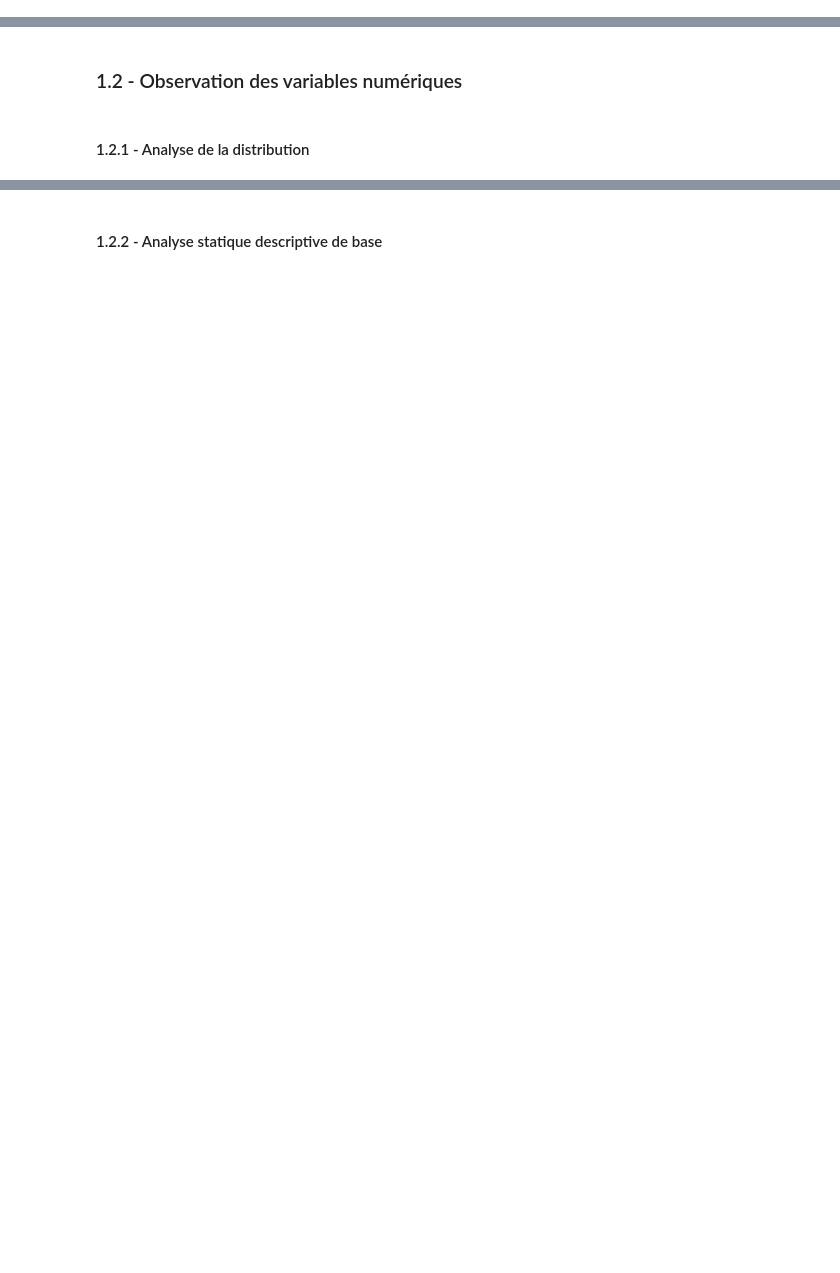
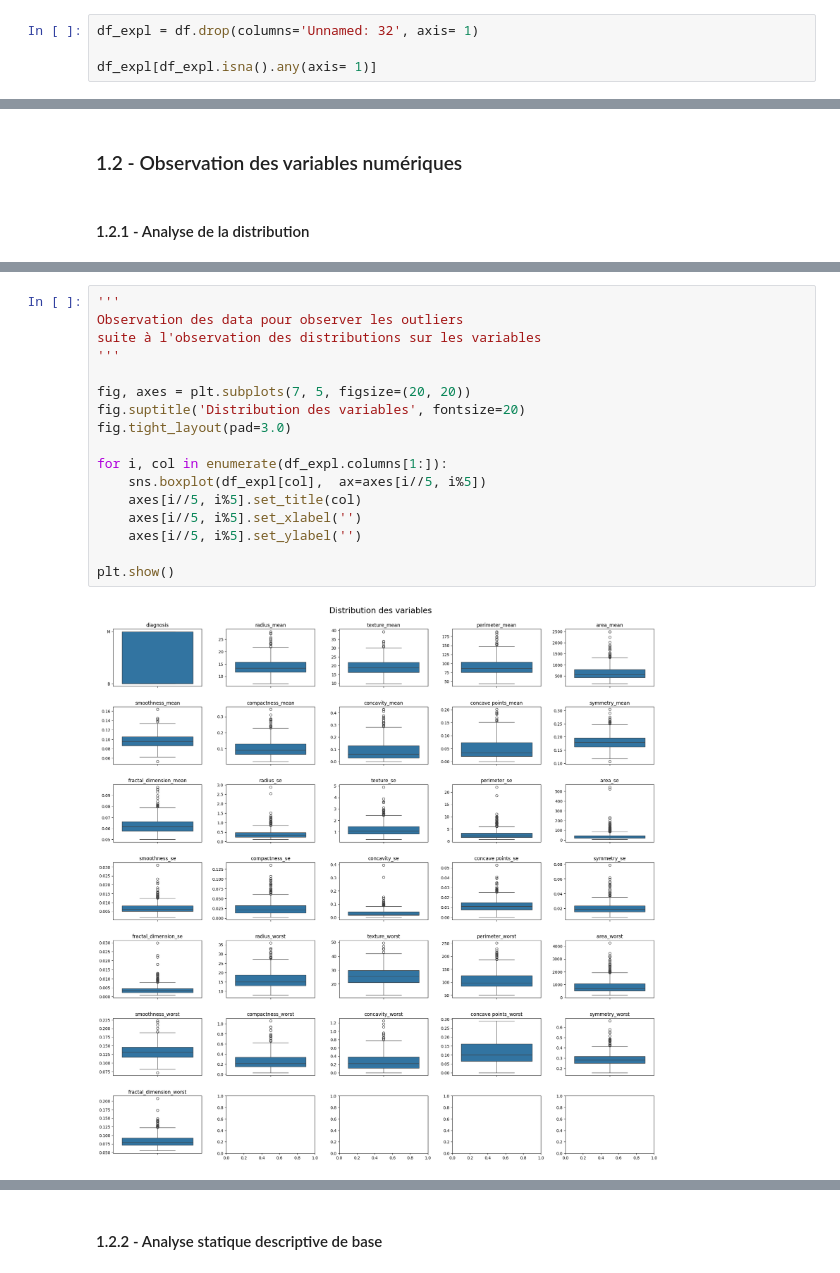
Before and after one commit to Dim2960/semiology_AI, a Jupyter notebook: cancer_sein/Exploration.ipynb, the cells around one changed output, grey strips where cells are left out. Saved outputs shown, nothing was run; the diff lists cells and outputs as text; blank space fills up the shorter version.

```diff
--- a/cancer_sein/Exploration.ipynb
+++ b/cancer_sein/Exploration.ipynb
@@ -76,2 +54,6 @@ df.describe().T
 # %% [markdown]
 #### 1.1.3 - Observation des valeurs Null
+# %%
+df_expl = df.drop(columns='Unnamed: 32', axis= 1)
+
+df_expl[df_expl.isna().any(axis= 1)]
@@ -81,0 +83,19 @@ df.describe().T
+# %%
+'''
+Observation des data pour observer les outliers
+suite à l'observation des distributions sur les variables
+'''
+
+fig, axes = plt.subplots(7, 5, figsize=(20, 20))
+fig.suptitle('Distribution des variables', fontsize=20)
+fig.tight_layout(pad=3.0)
+
+for i, col in enumerate(df_expl.columns[1:]):
+    sns.boxplot(df_expl[col],  ax=axes[i//5, i%5])
+    axes[i//5, i%5].set_title(col)
+    axes[i//5, i%5].set_xlabel('')
+    axes[i//5, i%5].set_ylabel('')
+
+plt.show()
+# %% [output]
+[figure, added]
```
Also changed, not shown: parts of 24 cells of this notebook.
